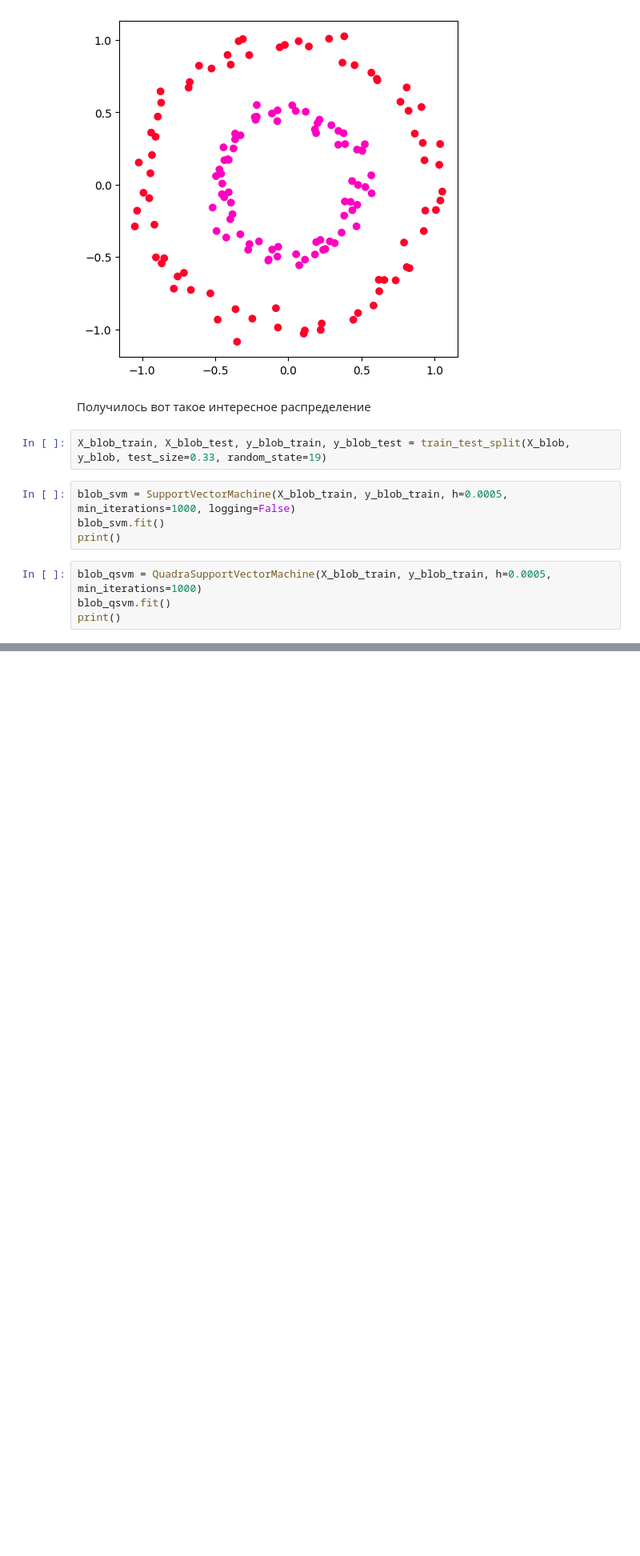
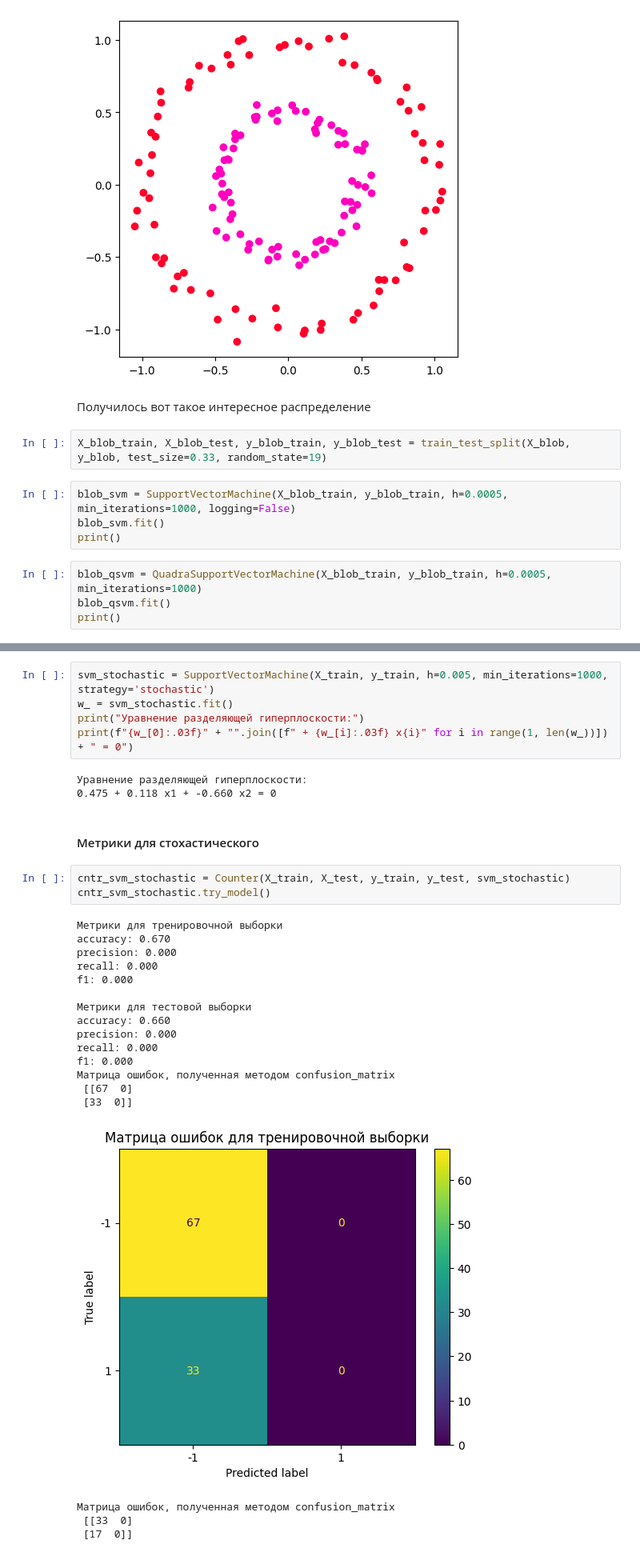
Before and after one commit to J0hnLenin/MachineLearningLabs, a Jupyter notebook: Lab06.ipynb, the cells around one changed output, grey strips where cells are left out. Shown at 80% size. Saved outputs shown, nothing was run; the diff lists cells and outputs as text; blank space fills up the shorter version.

```diff
--- a/Lab06.ipynb
+++ b/Lab06.ipynb
@@ -1342,0 +1496,32 @@ ax.add_artist(legend1)
+# %%
+svm_stochastic = SupportVectorMachine(X_train, y_train, h=0.005, min_iterations=1000, strategy='stochastic')
+w_ = svm_stochastic.fit()
+print("Уравнение разделяющей гиперплоскости:")
+print(f"{w_[0]:.03f}" + "".join([f" + {w_[i]:.03f} x{i}" for i in range(1, len(w_))]) + " = 0")
+# %% [output]
+Уравнение разделяющей гиперплоскости:
+0.475 + 0.118 x1 + -0.660 x2 = 0
+# %% [markdown]
+#### Метрики для стохастического
+# %%
+cntr_svm_stochastic = Counter(X_train, X_test, y_train, y_test, svm_stochastic)
+cntr_svm_stochastic.try_model()
+# %% [output]
+Метрики для тренировочной выборки
+accuracy: 0.670
+precision: 0.000
+recall: 0.000
+f1: 0.000
+
+Метрики для тестовой выборки
+accuracy: 0.660
+precision: 0.000
+recall: 0.000
+f1: 0.000
+Матрица ошибок, полученная методом confusion_matrix
+ [[67  0]
+ [33  0]]
+[figure, added]
+Матрица ошибок, полученная методом confusion_matrix
+ [[33  0]
+ [17  0]]
```
Also changed, not shown: parts of 76 cells of this notebook.
